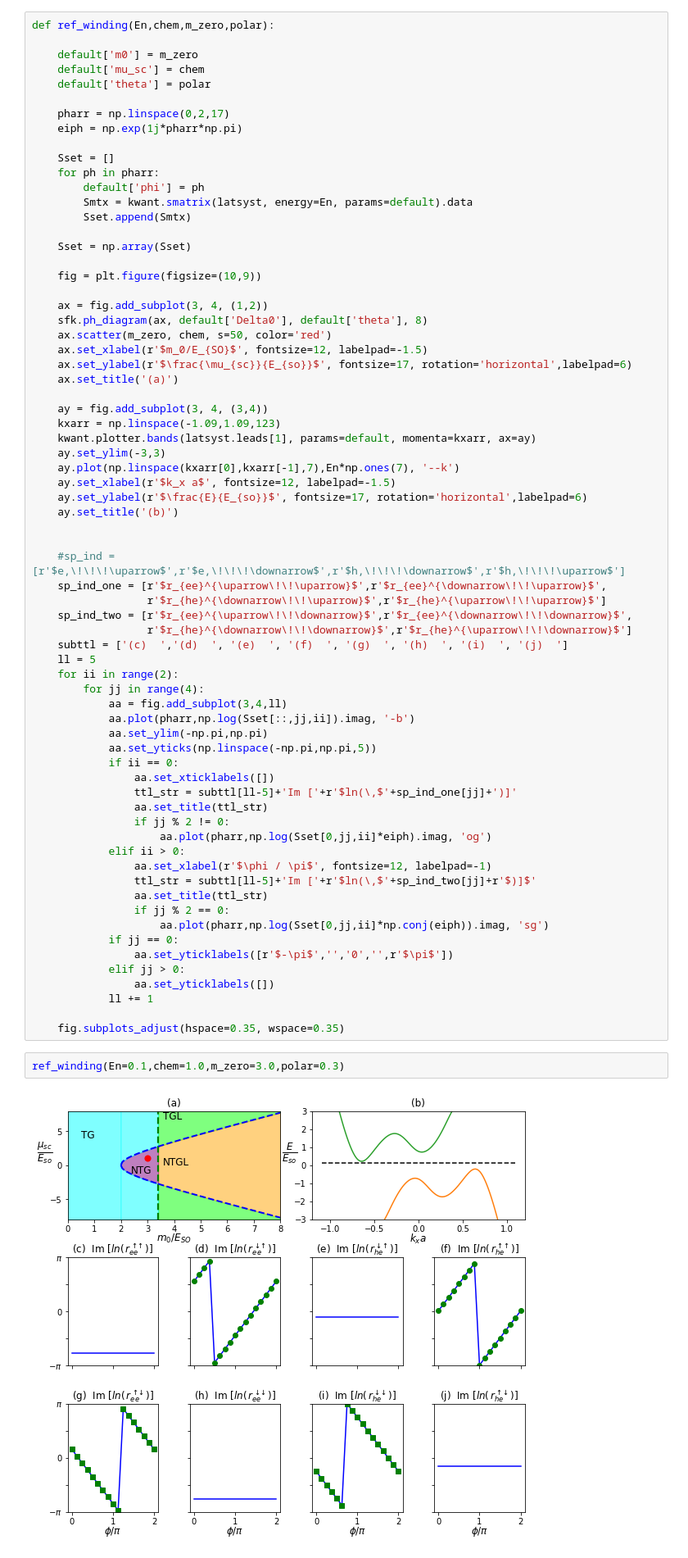
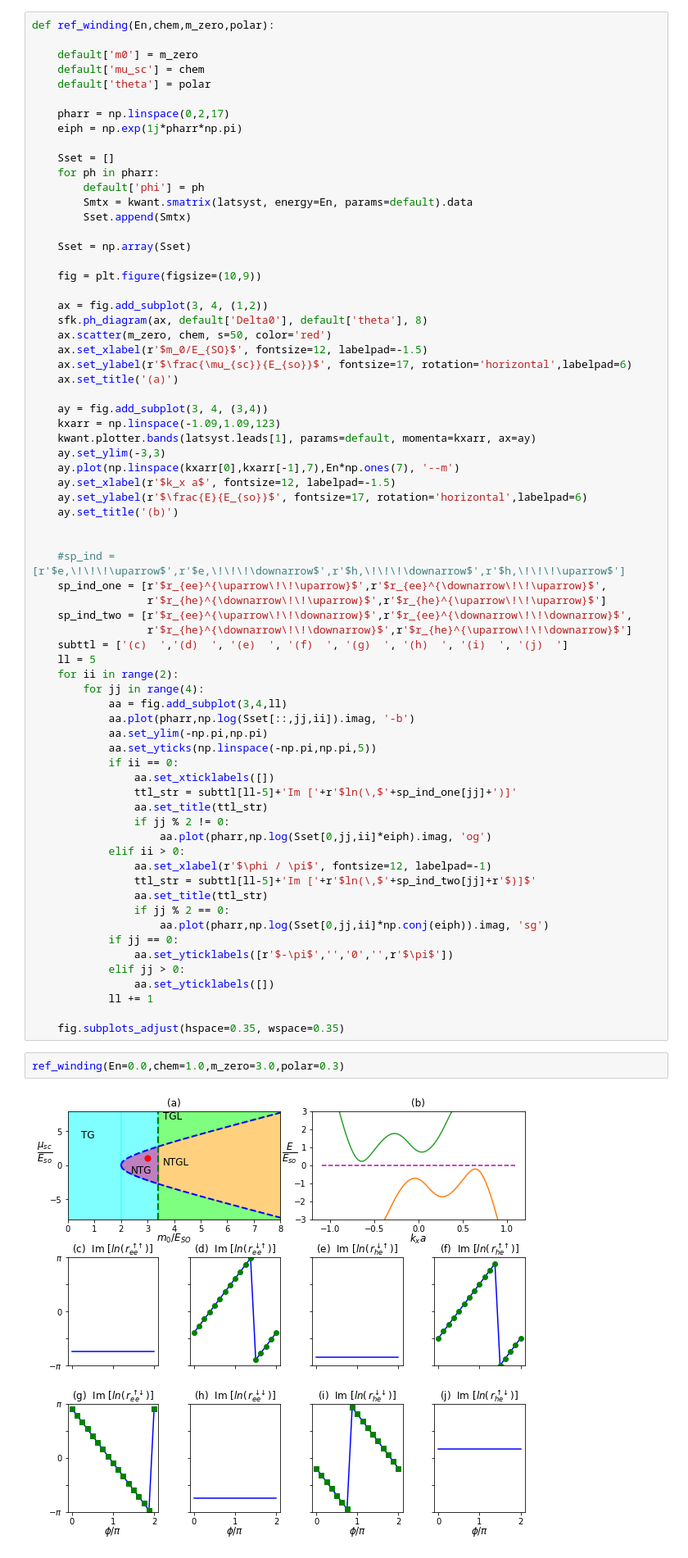
Before and after one commit to LeoFer-Bec/Topo_Supercond_notes, a Jupyter notebook: 4_SOC_NW_pumping.ipynb, the cells around one changed output. Shown at 82% size. Cells and saved outputs as stored; diff of their text form.

```diff
--- a/4_SOC_NW_pumping.ipynb
+++ b/4_SOC_NW_pumping.ipynb
@@ -393,7 +398,7 @@ def ref_winding(En,chem,m_zero,polar):
     kxarr = np.linspace(-1.09,1.09,123)
     kwant.plotter.bands(latsyst.leads[1], params=default, momenta=kxarr, ax=ay)
     ay.set_ylim(-3,3)
-    ay.plot(np.linspace(kxarr[0],kxarr[-1],7),En*np.ones(7), '--k')
+    ay.plot(np.linspace(kxarr[0],kxarr[-1],7),En*np.ones(7), '--m')
     ay.set_xlabel(r'$k_x a$', fontsize=12, labelpad=-1.5)
     ay.set_ylabel(r'$\frac{E}{E_{so}}$', fontsize=17, rotation='horizontal',labelpad=6)
     ay.set_title('(b)')
@@ -432,9 +437,9 @@ def ref_winding(En,chem,m_zero,polar):
 
     fig.subplots_adjust(hspace=0.35, wspace=0.35)
 # %%
-ref_winding(En=0.1,chem=1.0,m_zero=3.0,polar=0.3)
+ref_winding(En=0.0,chem=1.0,m_zero=3.0,polar=0.3)
 # %% [output]
-[figure, old version]
+[figure, new version]
 # %%
 w = interactive(ref_winding, En=(-0.4,0.4), chem=(-5.0,5.0), m_zero=(0.0,5.0), polar=(0.1,0.5))
 display(w)
```
Also changed, not shown: parts of 21 cells of this notebook, 1 other file.
